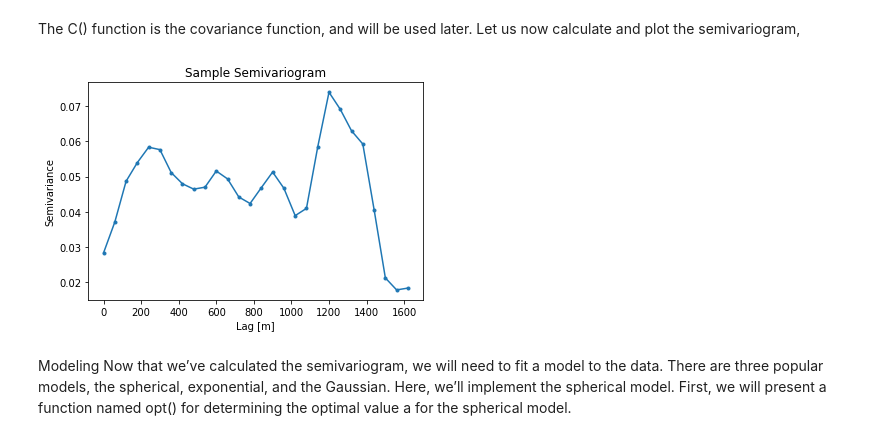
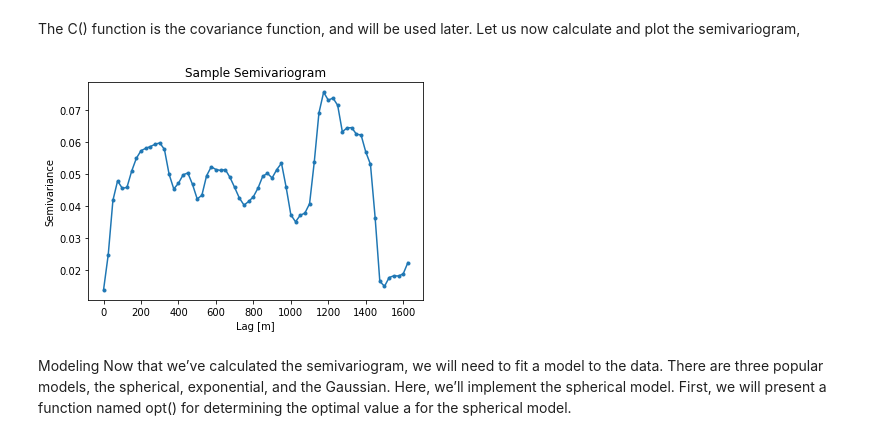
Before and after one commit to red5alex/kriglab, a Jupyter notebook: Simple_Kriging-1D-Temporal.ipynb, the cells around one changed output. Drawn from its saved outputs; the diff is of its cells as text; code cells hidden in the pictures.

```diff
--- a/Simple_Kriging-1D-Temporal.ipynb
+++ b/Simple_Kriging-1D-Temporal.ipynb
@@ -107,17 +107,17 @@ The C() function is the covariance function, and will be used later. Let us now
 # %%
 
 # bandwidth, plus or minus bw meters
-bw = 60
-# lags in 500 meter increments from zero to 10,000
+bw = 25
+# lags in 25 days increments from zero to 2000
 hs = np.arange(0, 2000, bw)
 sv = SV( P, hs, bw )
 plot( sv[0], sv[1], '.-' )
 xlabel('Lag [m]')
 ylabel('Semivariance')
 title('Sample Semivariogram') ;
 savefig('sample_semivariogram.png',fmt='png',dpi=200)
 # %% [output]
-[figure, old version]
+[figure, new version]
 # %% [markdown]
 Modeling
 Now that we’ve calculated the semivariogram, we will need to fit a model to the data. There are three popular models, the spherical, exponential, and the Gaussian. Here, we’ll implement the spherical model. First, we will present a function named opt() for determining the optimal value a for the spherical model.
```
Also changed, not shown: parts of 11 cells of this notebook.
